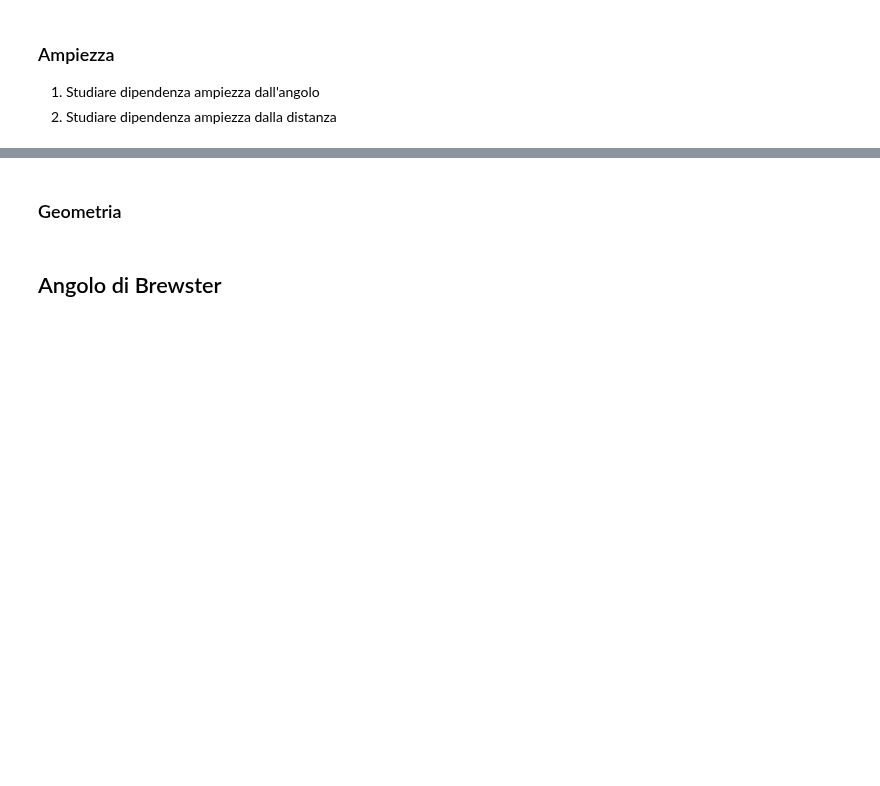
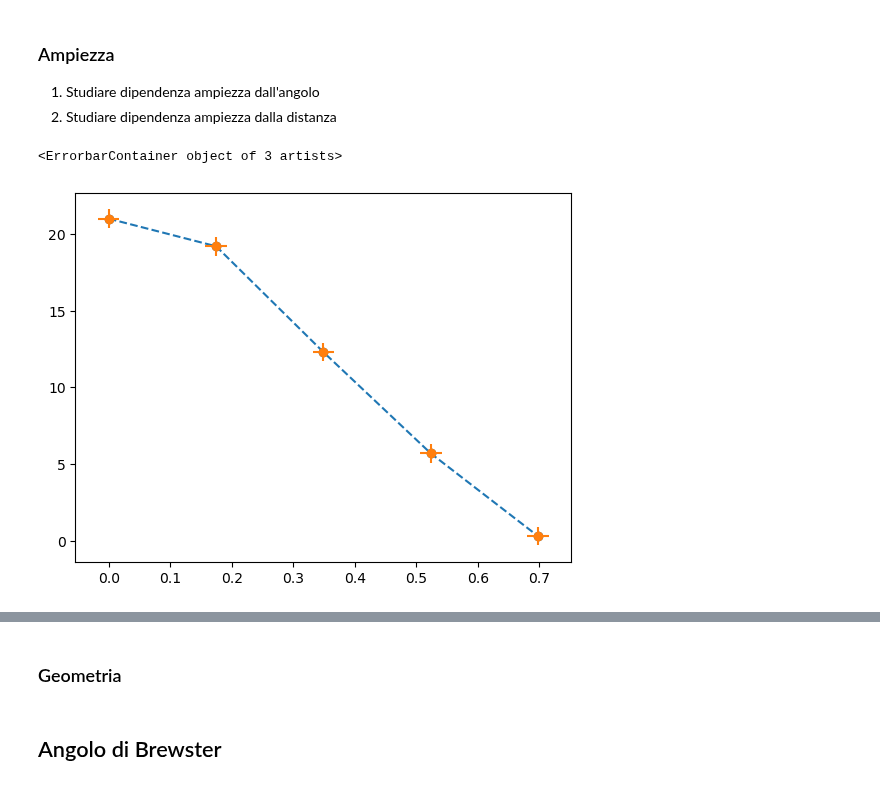
Before and after one commit to ARossiUnimib/Laboratorio-2---Gruppo-21-A.A.-2023-24, a Jupyter notebook: Notebooks/Microonde/Microonde.ipynb, the cells around one changed output, grey strips where cells are left out. Saved outputs shown, nothing was run; the diff lists cells and outputs as text; code cells hidden in the pictures; blank space fills up the shorter version.

```diff
--- a/Notebooks/Microonde/Microonde.ipynb
+++ b/Notebooks/Microonde/Microonde.ipynb
@@ -48,3 +72,15 @@ $\displaystyle I_{0} \cos^{2}{\left(α \right)}$
 
 1. Studiare dipendenza ampiezza dall'angolo
 2. Studiare dipendenza ampiezza dalla distanza
+# %%
+r_i = 101.7 # cm
+
+# Punto 1
+theta = [0, 10, 20, 30, 40]
+M = [0.7, 0.64, 0.41, 0.19, 0.01] #x30
+
+plt.plot(np.radians(theta), np.array(M)*30, 'o--')
+plt.errorbar(np.radians(theta), np.array(M)*30, yerr=err_M, xerr=np.radians(1), fmt='o')
+# %% [output]
+<ErrorbarContainer object of 3 artists>
+[figure, added]
```
Also changed, not shown: parts of 11 cells of this notebook, 1 other file.
